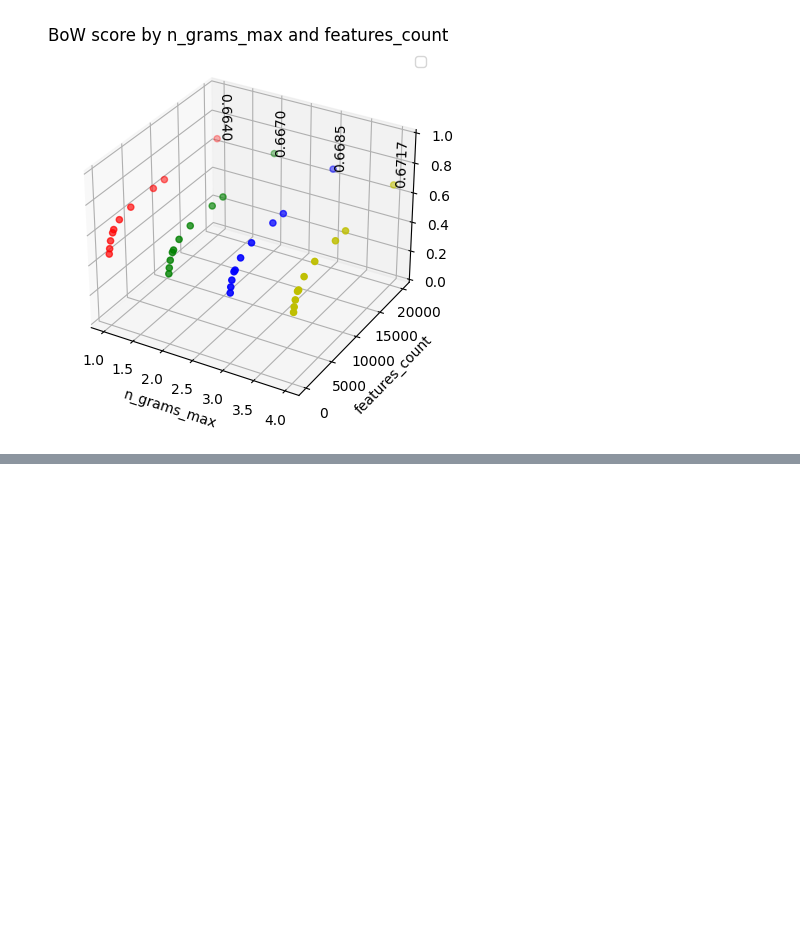
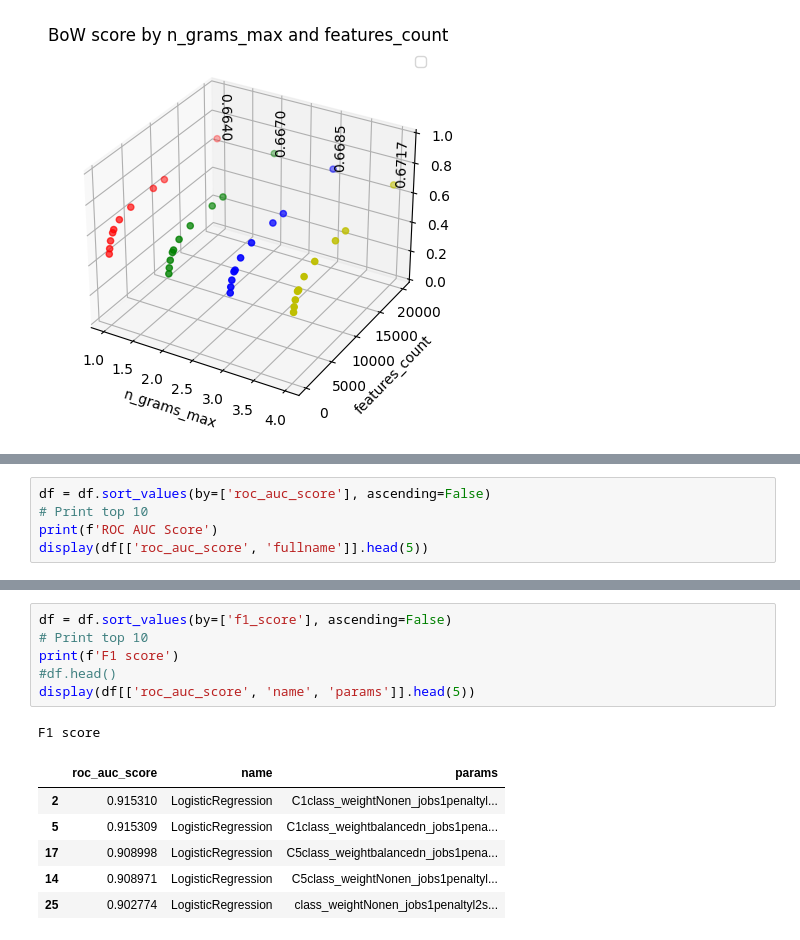
Before and after one commit to TomiukQT/diploma-thesis, a Jupyter notebook: src/plots.ipynb, the cells around one changed output, grey strips where cells are left out. Saved outputs shown, nothing was run; the diff lists cells and outputs as text; blank space fills up the shorter version.

```diff
--- a/src/plots.ipynb
+++ b/src/plots.ipynb
@@ -141,0 +201,5 @@ No artists with labels found to put in legend.  Note that artists whose label st
+# %%
+df = df.sort_values(by=['roc_auc_score'], ascending=False)
+# Print top 10
+print(f'ROC AUC Score')
+display(df[['roc_auc_score', 'fullname']].head(5))
@@ -141,0 +214,14 @@ No artists with labels found to put in legend.  Note that artists whose label st
+# %%
+df = df.sort_values(by=['f1_score'], ascending=False)
+# Print top 10
+print(f'F1 score')
+#df.head()
+display(df[['roc_auc_score', 'name', 'params']].head(5))
+# %% [output]
+F1 score
+|  | roc_auc_score | name | params |
+| 2 | 0.915310 | LogisticRegression | C1class_weightNonen_jobs1penaltyl... |
+| 5 | 0.915309 | LogisticRegression | C1class_weightbalancedn_jobs1pena... |
+| 17 | 0.908998 | LogisticRegression | C5class_weightbalancedn_jobs1pena... |
+| 14 | 0.908971 | LogisticRegression | C5class_weightNonen_jobs1penaltyl... |
+| 25 | 0.902774 | LogisticRegression | class_weightNonen_jobs1penaltyl2s... |
```
Also changed, not shown: parts of 4 cells of this notebook, 6 other files.
